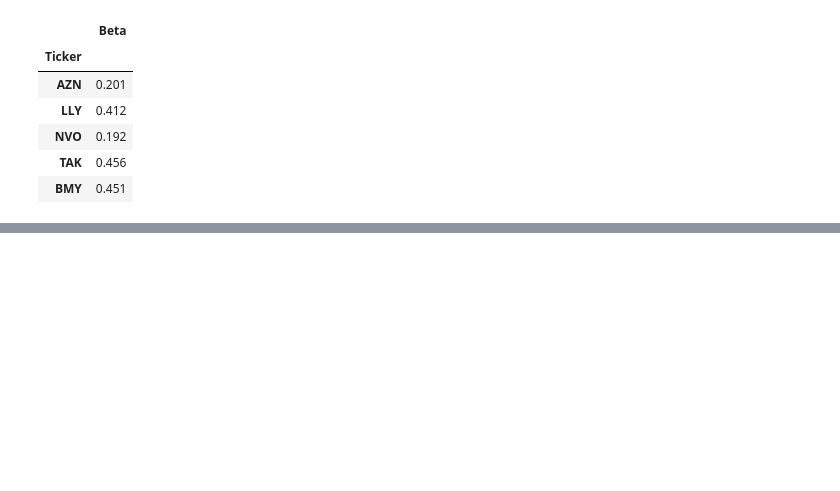
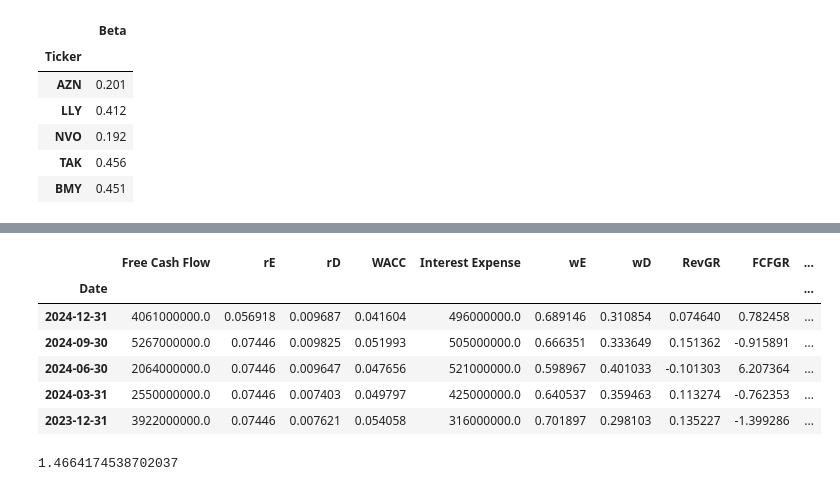
Before and after one commit to sarvarip/QuantitativeFinance, a Jupyter notebook: Pull_finance_data.ipynb, the cells around one changed output, grey strips where cells are left out. Drawn from its saved outputs; the diff is of its cells as text; code cells hidden in the pictures; blank space fills up the shorter version.

```diff
--- a/Pull_finance_data.ipynb
+++ b/Pull_finance_data.ipynb
@@ -387,0 +417,16 @@ fin_all.to_csv('fin_all.csv')
+# %%
+fin = fin.set_index('Date')
+# %%
+fin[['Free Cash Flow', 'rE', 'rD', 'WACC', 'Interest Expense', 'wE', 'wD', 'RevGR', 'FCFGR', 'Growth', 'Close price', 'DCF fair share value', 'Share px relative to fair value']]
+# %% [output]
+|  | Free Cash Flow | rE | rD | WACC | Interest Expense | wE | wD | RevGR | FCFGR | ... |
+| Date |  |  |  |  |  |  |  |  |  | ... |
+| 2024-12-31 | 4061000000.0 | 0.056918 | 0.009687 | 0.041604 | 496000000.0 | 0.689146 | 0.310854 | 0.074640 | 0.782458 | ... |
+| 2024-09-30 | 5267000000.0 | 0.07446 | 0.009825 | 0.051993 | 505000000.0 | 0.666351 | 0.333649 | 0.151362 | -0.915891 | ... |
+| 2024-06-30 | 2064000000.0 | 0.07446 | 0.009647 | 0.047656 | 521000000.0 | 0.598967 | 0.401033 | -0.101303 | 6.207364 | ... |
+| 2024-03-31 | 2550000000.0 | 0.07446 | 0.007403 | 0.049797 | 425000000.0 | 0.640537 | 0.359463 | 0.113274 | -0.762353 | ... |
+| 2023-12-31 | 3922000000.0 | 0.07446 | 0.007621 | 0.054058 | 316000000.0 | 0.701897 | 0.298103 | 0.135227 | -1.399286 | ... |
+# %%
+(fin['Free Cash Flow'].diff(-1).shift(1) / fin['Free Cash Flow']).mean()
+# %% [output]
+1.4664174538702037
```
Also changed, not shown: parts of 10 cells of this notebook.
